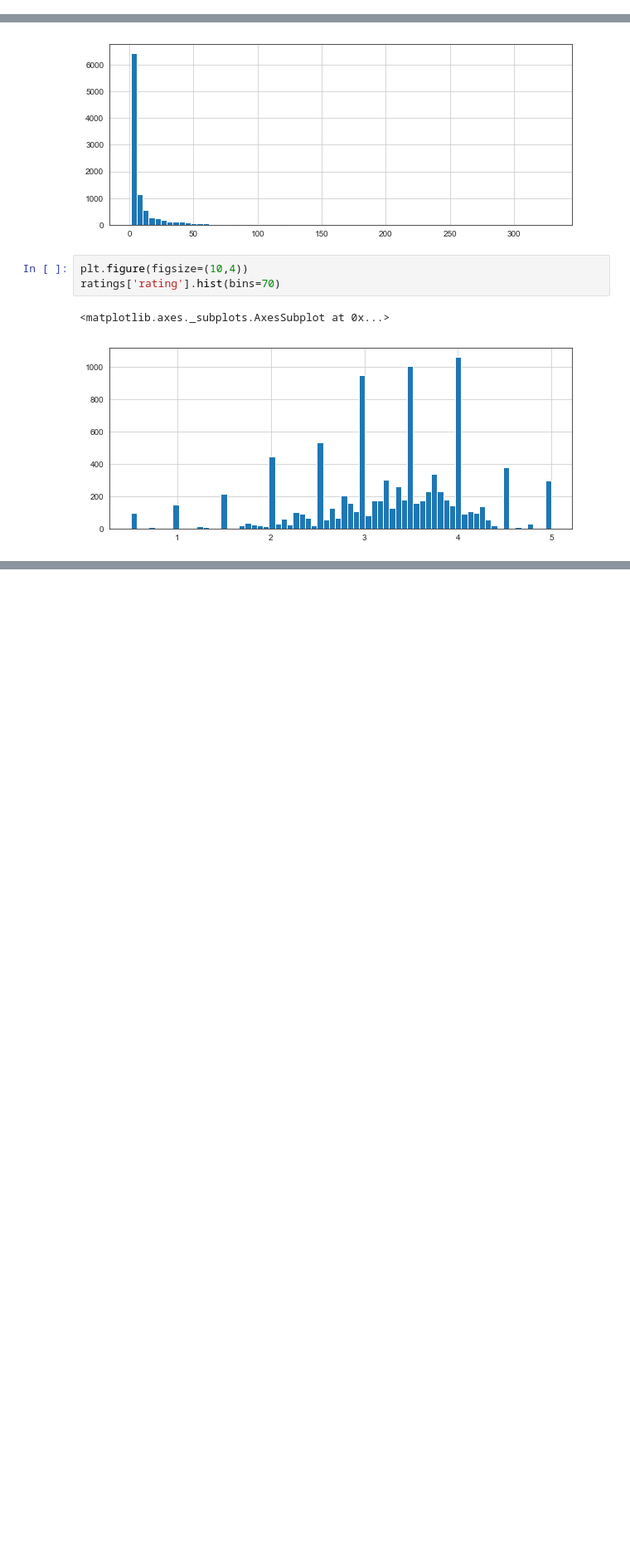
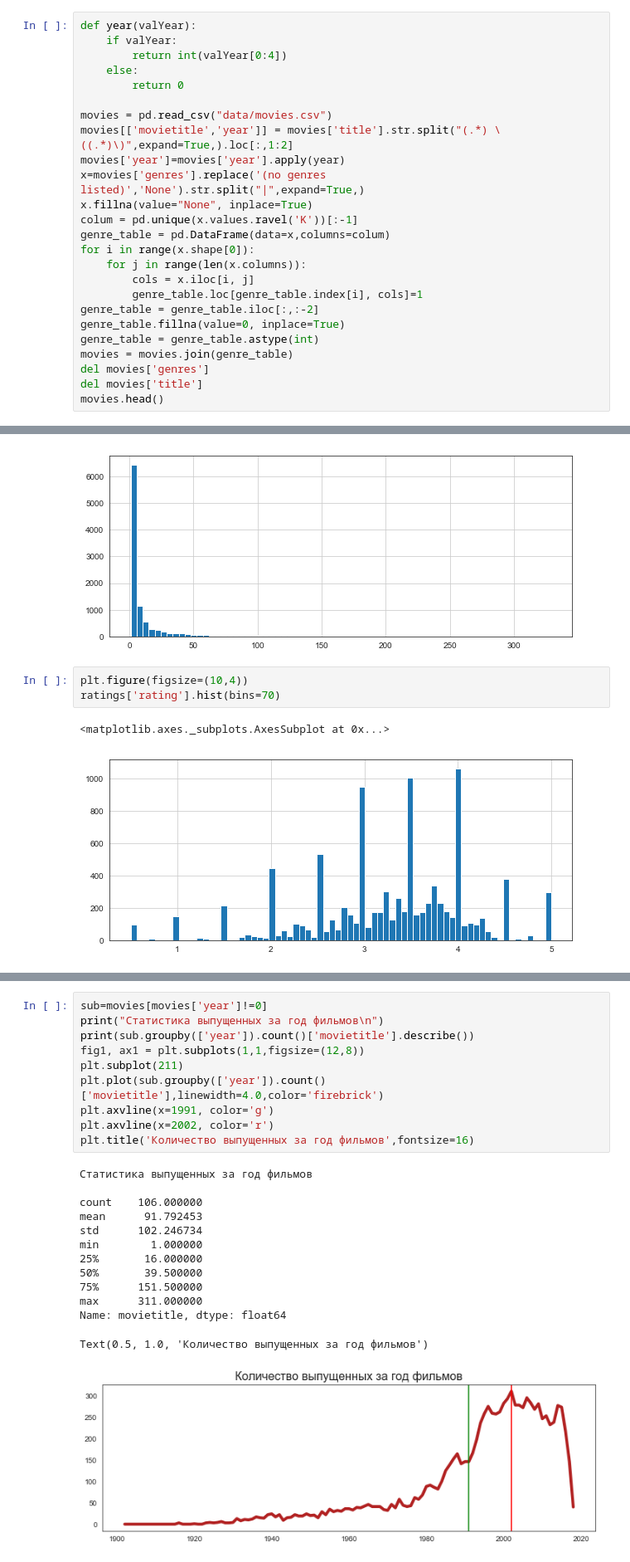
Before and after one commit to AlexanKartashov/RecommenderSystem, a Jupyter notebook: Lab_2. Recommender systems.ipynb, the cells around one changed output, grey strips where cells are left out. Shown at 83% size. Drawn from its saved outputs; the diff is of its cells as text; blank space fills up the shorter version.

```diff
--- a/Lab_2. Recommender systems.ipynb
+++ b/Lab_2. Recommender systems.ipynb
@@ -52,0 +104,25 @@ import pandas as pd
+# %%
+def year(valYear):
+    if valYear:
+        return int(valYear[0:4])
+    else:
+        return 0
+
+movies = pd.read_csv("data/movies.csv")
+movies[['movietitle','year']] = movies['title'].str.split("(.*) \((.*)\)",expand=True,).loc[:,1:2]
+movies['year']=movies['year'].apply(year)
+x=movies['genres'].replace('(no genres listed)','None').str.split("|",expand=True,)
+x.fillna(value="None", inplace=True)
+colum = pd.unique(x.values.ravel('K'))[:-1]
+genre_table = pd.DataFrame(data=x,columns=colum)
+for i in range(x.shape[0]):
+    for j in range(len(x.columns)):
+        cols = x.iloc[i, j]
+        genre_table.loc[genre_table.index[i], cols]=1
+genre_table = genre_table.iloc[:,:-2]
+genre_table.fillna(value=0, inplace=True)
+genre_table = genre_table.astype(int)
+movies = movies.join(genre_table)
+del movies['genres']
+del movies['title']
+movies.head()
@@ -157,0 +292,24 @@ sns.jointplot(x='rating',y='num of ratings',data=ratings,alpha=0.5)
+# %%
+sub=movies[movies['year']!=0]
+print("Статистика выпущенных за год фильмов\n")
+print(sub.groupby(['year']).count()['movietitle'].describe())
+fig1, ax1 = plt.subplots(1,1,figsize=(12,8))
+plt.subplot(211)
+plt.plot(sub.groupby(['year']).count()['movietitle'],linewidth=4.0,color='firebrick')
+plt.axvline(x=1991, color='g')
+plt.axvline(x=2002, color='r')
+plt.title('Количество выпущенных за год фильмов',fontsize=16)
+# %% [output]
+Статистика выпущенных за год фильмов
+
+count    106.000000
+mean      91.792453
+std      102.246734
+min        1.000000
+25%       16.000000
+50%       39.500000
+75%      151.500000
+max      311.000000
+Name: movietitle, dtype: float64
+Text(0.5, 1.0, 'Количество выпущенных за год фильмов')
+[figure, added]
```
Also changed, not shown: parts of 51 cells of this notebook, 2 other files.
